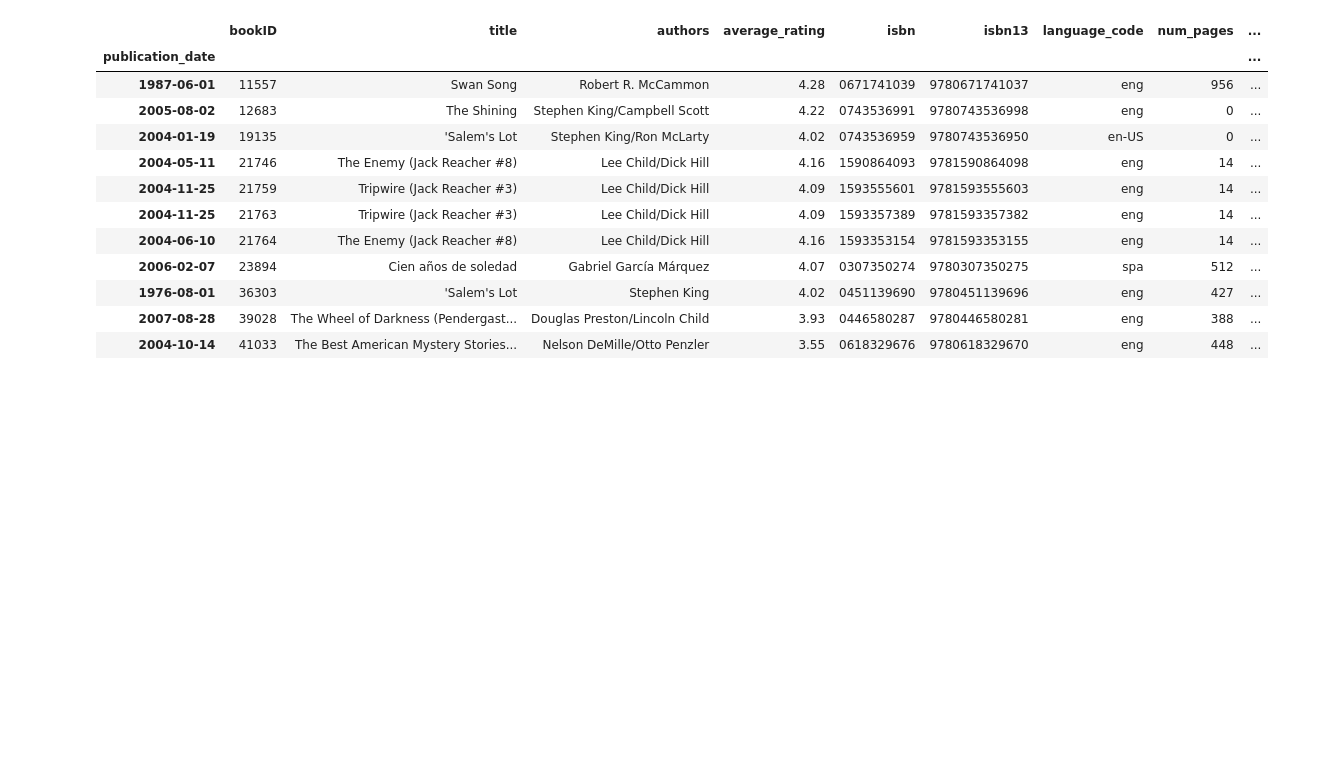
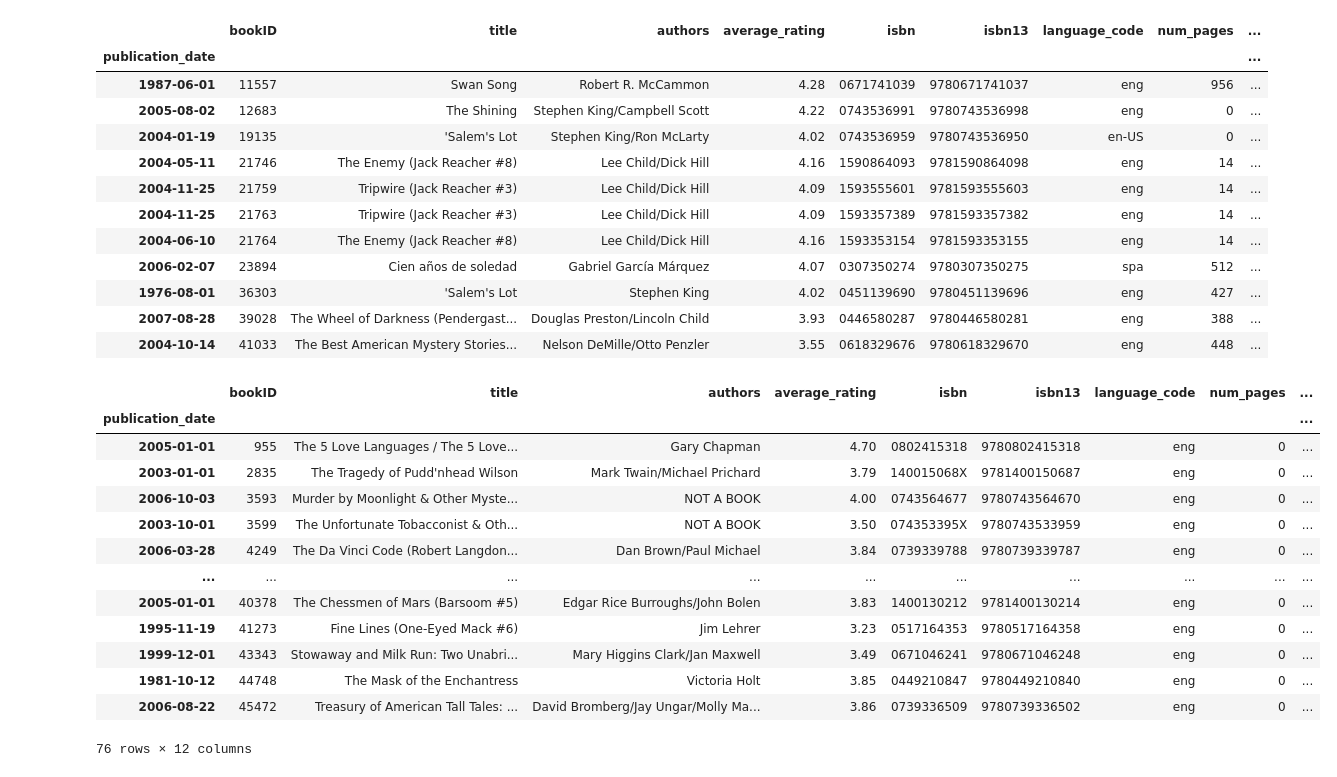
Before and after one commit to anastasiaaam/goodreads, a Jupyter notebook: goodreads.ipynb, the cells around one changed output. Cells and saved outputs as stored; diff of their text form; code cells hidden in the pictures; blank space fills up the shorter version.

```diff
--- a/goodreads.ipynb
+++ b/goodreads.ipynb
@@ -149,3 +149,20 @@ db[db.duplicated(subset = ['title','authors','publication_date','publisher'])]
 | 1976-08-01 | 36303 | 'Salem's Lot | Stephen King | 4.02 | 0451139690 | 9780451139696 | eng | 427 | ... |
 | 2007-08-28 | 39028 | The Wheel of Darkness (Pendergast... | Douglas Preston/Lincoln Child | 3.93 | 0446580287 | 9780446580281 | eng | 388 | ... |
 | 2004-10-14 | 41033 | The Best American Mystery Stories... | Nelson DeMille/Otto Penzler | 3.55 | 0618329676 | 9780618329670 | eng | 448 | ... |
+# %%
+db[db['num_pages'] == 0]
+# %% [output]
+|  | bookID | title | authors | average_rating | isbn | isbn13 | language_code | num_pages | ... |
+| publication_date |  |  |  |  |  |  |  |  | ... |
+| 2005-01-01 | 955 | The 5 Love Languages / The 5 Love... | Gary Chapman | 4.70 | 0802415318 | 9780802415318 | eng | 0 | ... |
+| 2003-01-01 | 2835 | The Tragedy of Pudd'nhead Wilson | Mark Twain/Michael Prichard | 3.79 | 140015068X | 9781400150687 | eng | 0 | ... |
+| 2006-10-03 | 3593 | Murder by Moonlight & Other Myste... | NOT A BOOK | 4.00 | 0743564677 | 9780743564670 | eng | 0 | ... |
+| 2003-10-01 | 3599 | The Unfortunate Tobacconist & Oth... | NOT A BOOK | 3.50 | 074353395X | 9780743533959 | eng | 0 | ... |
+| 2006-03-28 | 4249 | The Da Vinci Code (Robert Langdon... | Dan Brown/Paul Michael | 3.84 | 0739339788 | 9780739339787 | eng | 0 | ... |
+| ... | ... | ... | ... | ... | ... | ... | ... | ... | ... |
+| 2005-01-01 | 40378 | The Chessmen of Mars (Barsoom #5) | Edgar Rice Burroughs/John Bolen | 3.83 | 1400130212 | 9781400130214 | eng | 0 | ... |
+| 1995-11-19 | 41273 | Fine Lines (One-Eyed Mack #6) | Jim Lehrer | 3.23 | 0517164353 | 9780517164358 | eng | 0 | ... |
+| 1999-12-01 | 43343 | Stowaway and Milk Run: Two Unabri... | Mary Higgins Clark/Jan Maxwell | 3.49 | 0671046241 | 9780671046248 | eng | 0 | ... |
+| 1981-10-12 | 44748 | The Mask of the Enchantress | Victoria Holt | 3.85 | 0449210847 | 9780449210840 | eng | 0 | ... |
+| 2006-08-22 | 45472 | Treasury of American Tall Tales: ... | David Bromberg/Jay Ungar/Molly Ma... | 3.86 | 0739336509 | 9780739336502 | eng | 0 | ... |
+76 rows × 12 columns
```
Also changed, not shown: parts of 29 cells of this notebook, 1 other file.
